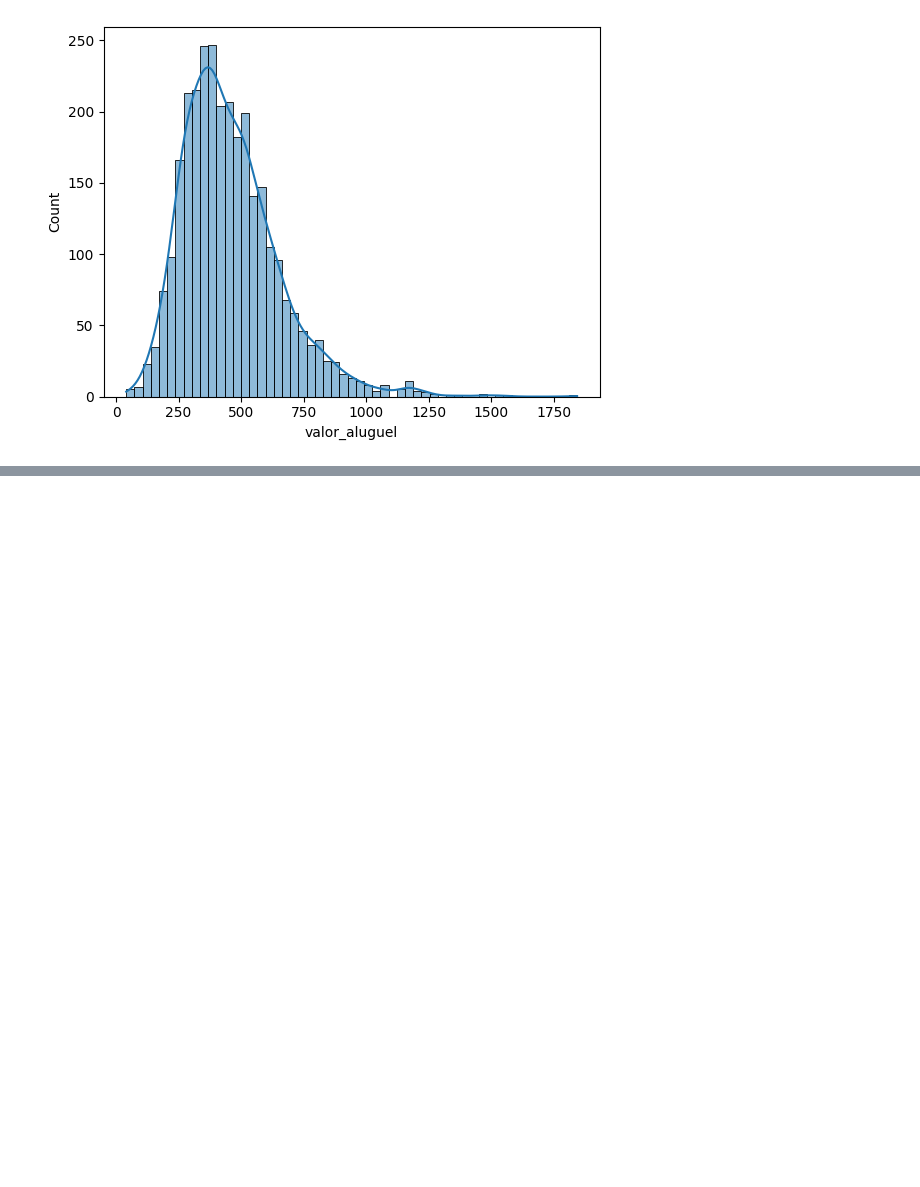
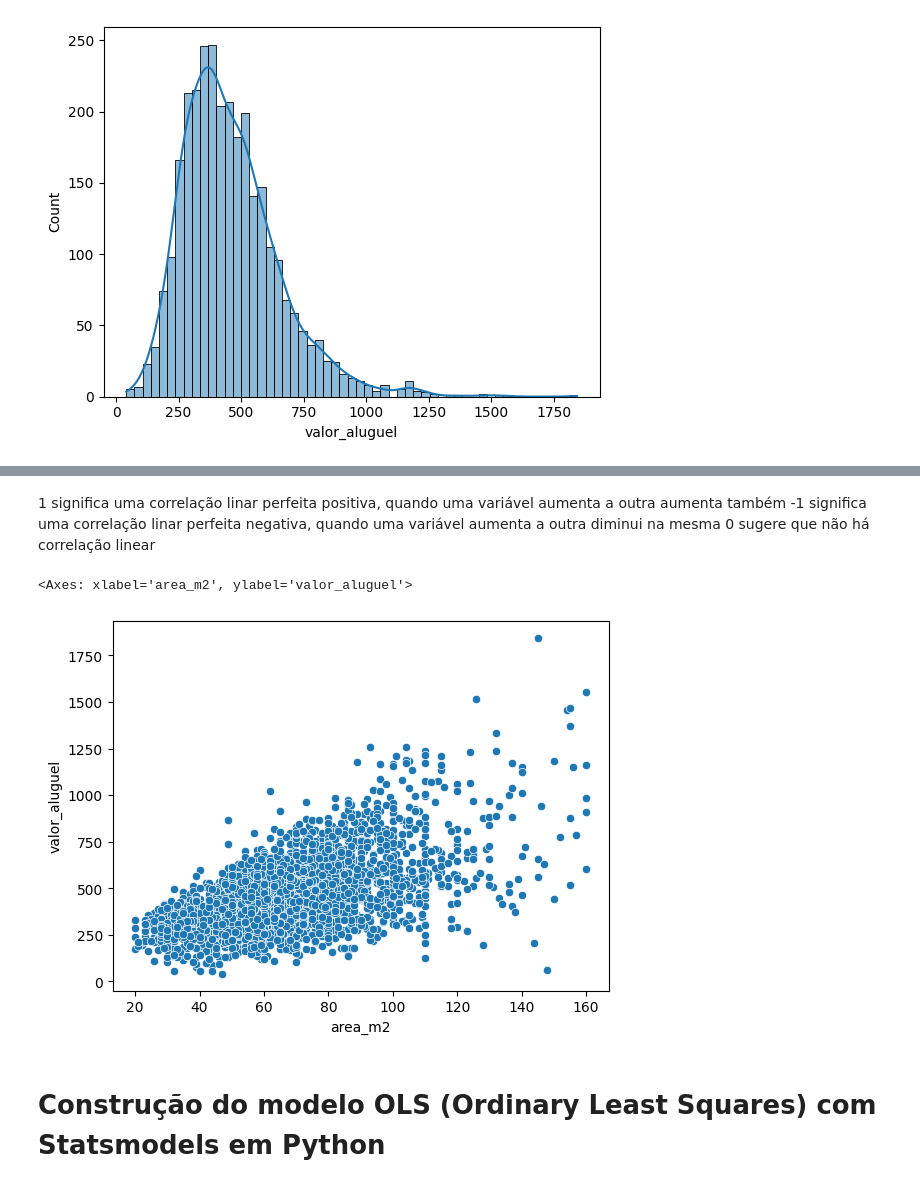
Before and after one commit to JulioFigueiredo/Python_DSA, a Jupyter notebook: Modulo_AnaliseEstatistica_Statsmodels/analise_exploratoria.ipynb, the cells around one changed output, grey strips where cells are left out. Saved outputs shown, nothing was run; the diff lists cells and outputs as text; code cells hidden in the pictures; blank space fills up the shorter version.

```diff
--- a/Modulo_AnaliseEstatistica_Statsmodels/analise_exploratoria.ipynb
+++ b/Modulo_AnaliseEstatistica_Statsmodels/analise_exploratoria.ipynb
@@ -78,3 +78,14 @@ df_dsa.corr()
 | numero_banheiros | 0.250261 | 0.226306 | 0.065824 | 0.037858 | 1.000000 | 0.064216 | ... |
 | numero_cozinhas | 0.170707 | 0.045716 | 0.109881 | -0.004774 | 0.064216 | 1.000000 | ... |
 | codigo_bairro | -0.020846 | -0.089050 | 0.327983 | -0.282528 | 0.043600 | 0.029495 | ... |
+# %% [markdown]
+1 significa uma correlação linar perfeita positiva, quando uma variável aumenta a outra aumenta também
+-1 significa uma correlação linar perfeita negativa, quando uma variável aumenta a outra diminui na mesma
+0 sugere que não há correlação linear
+# %%
+sns.scatterplot(data= df_dsa, x = "area_m2", y = "valor_aluguel")
+# %% [output]
+<Axes: xlabel='area_m2', ylabel='valor_aluguel'>
+[figure, added]
+# %% [markdown]
+# Construção do modelo OLS (Ordinary Least Squares) com Statsmodels em Python
```
Also changed, not shown: parts of 9 cells of this notebook.
